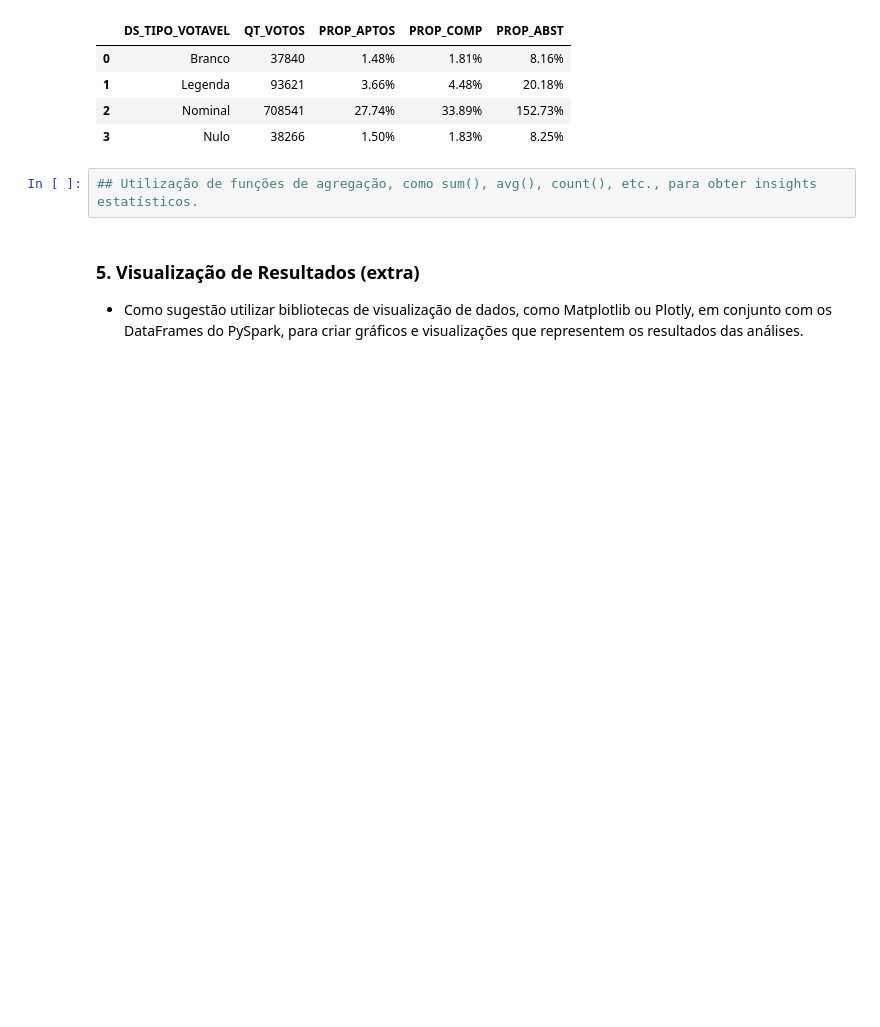
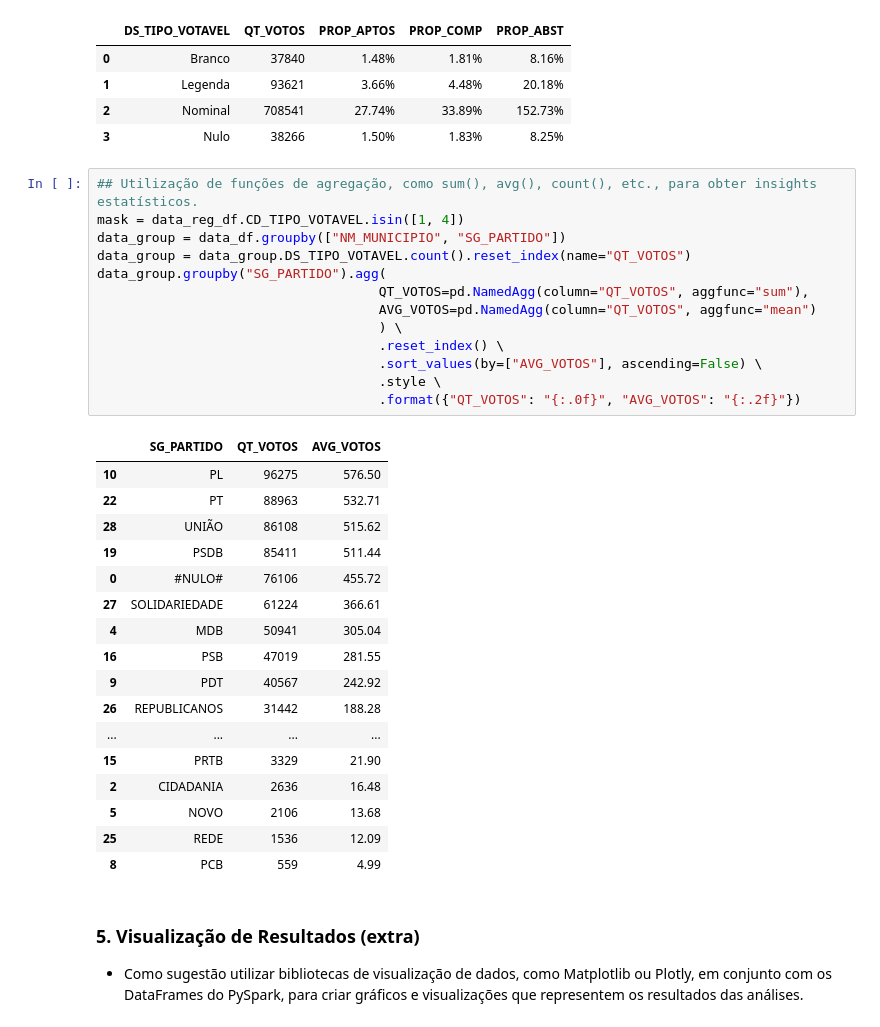
Before and after one commit to bombermal/docker-hadoop-cluster, a Jupyter notebook: main.ipynb, the cells around one changed output. Drawn from its saved outputs; the diff is of its cells as text; blank space fills up the shorter version.

```diff
--- a/main.ipynb
+++ b/main.ipynb
@@ -382,8 +401,37 @@ data_group.style.format({"PROP_APTOS": "{:.2%}", "PROP_COMP": "{:.2%}", "PROP_AB
 | 1 | Legenda | 93621 | 3.66% | 4.48% | 20.18% |
 | 2 | Nominal | 708541 | 27.74% | 33.89% | 152.73% |
 | 3 | Nulo | 38266 | 1.50% | 1.83% | 8.25% |
-# %%
-## Utilização de funções de agregação, como sum(), avg(), count(), etc., para obter insights estatísticos.
+# %%
+## Utilização de funções de agregação, como sum(), avg(), count(), etc., para obter insights estatísticos.
+mask = data_reg_df.CD_TIPO_VOTAVEL.isin([1, 4])
+data_group = data_df.groupby(["NM_MUNICIPIO", "SG_PARTIDO"])
+data_group = data_group.DS_TIPO_VOTAVEL.count().reset_index(name="QT_VOTOS")
+data_group.groupby("SG_PARTIDO").agg(
+                                    QT_VOTOS=pd.NamedAgg(column="QT_VOTOS", aggfunc="sum"),
+                                    AVG_VOTOS=pd.NamedAgg(column="QT_VOTOS", aggfunc="mean")
+                                    ) \
+                                    .reset_index() \
+                                    .sort_values(by=["AVG_VOTOS"], ascending=False) \
+                                    .style \
+                                    .format({"QT_VOTOS": "{:.0f}", "AVG_VOTOS": "{:.2f}"})
+# %% [output]
+|  | SG_PARTIDO | QT_VOTOS | AVG_VOTOS |
+| 10 | PL | 96275 | 576.50 |
+| 22 | PT | 88963 | 532.71 |
+| 28 | UNIÃO | 86108 | 515.62 |
+| 19 | PSDB | 85411 | 511.44 |
+| 0 | #NULO# | 76106 | 455.72 |
+| 27 | SOLIDARIEDADE | 61224 | 366.61 |
+| 4 | MDB | 50941 | 305.04 |
+| 16 | PSB | 47019 | 281.55 |
+| 9 | PDT | 40567 | 242.92 |
+| 26 | REPUBLICANOS | 31442 | 188.28 |
+| ... | ... | ... | ... |
+| 15 | PRTB | 3329 | 21.90 |
+| 2 | CIDADANIA | 2636 | 16.48 |
+| 5 | NOVO | 2106 | 13.68 |
+| 25 | REDE | 1536 | 12.09 |
+| 8 | PCB | 559 | 4.99 |
 # %% [markdown]
 ### 5. Visualização de Resultados (extra)
 <ul>
```
Also changed, not shown: parts of 7 cells of this notebook.
